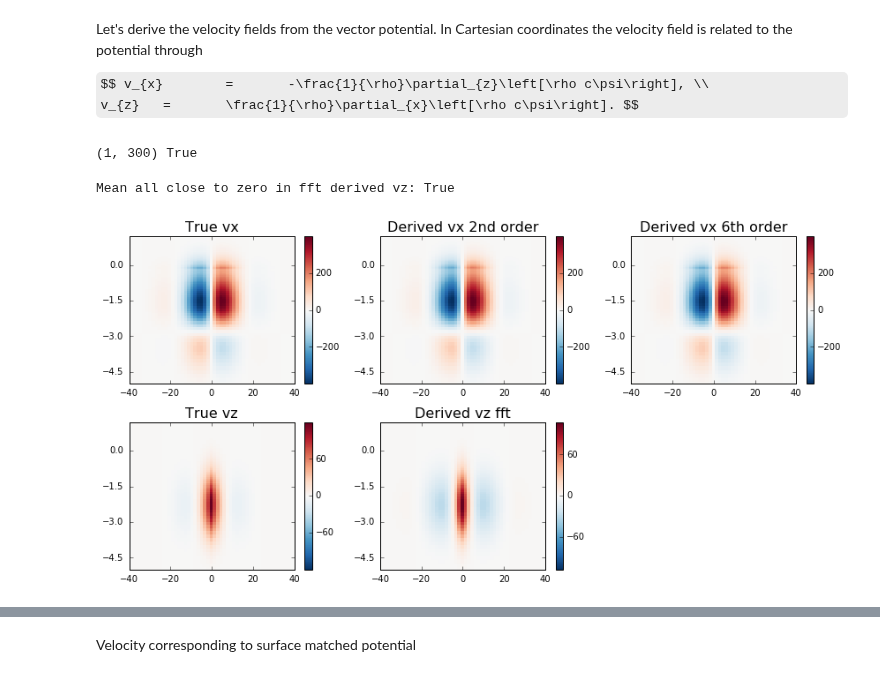
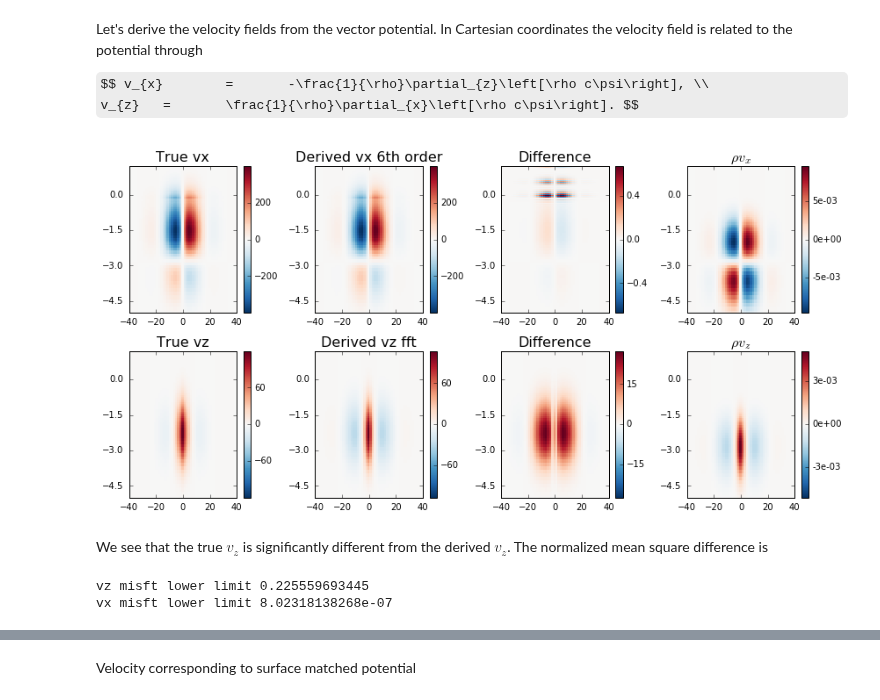
Before and after one commit to jishnub/sparc_flows, a Jupyter notebook: Supergranule.ipynb, the cells around one changed output, grey strips where cells are left out. Cells and saved outputs as stored; diff of their text form; code cells hidden in the pictures; some formulas as TeX source.

```diff
--- a/Supergranule.ipynb
+++ b/Supergranule.ipynb
@@ -48,11 +43,4 @@ Let's derive the velocity fields from the vector potential. In Cartesian coordin
 
 $$ v_{x}	=	-\frac{1}{\rho}\partial_{z}\left[\rho c\psi\right], \\
 v_{z}	=	\frac{1}{\rho}\partial_{x}\left[\rho c\psi\right]. $$
-# %%
-# This cell is to test dbyd2
-dbyd2_z = np.zeros((1,)+z.shape,order='F')
-dbyd2.dbyd2(dbyd2_z,np.asfortranarray(np.atleast_2d(z)),1)
-print dbyd2_z.shape,dbyd2_z.any()
-# %% [output]
-(1, 300) True
 # %%
@@ -68,6 +59,8 @@ import numpy as np
 cimport numpy as np
 import scipy.fftpack
 import read_params
+import scipy.interpolate
+
 Lx = read_params.get_xlength()
 
 cpdef fft_deriv_x(arr):
@@ -92,3 +85,22 @@ cpdef fft_int_x(arr):
         darr[zind]+=az_mean*(x+Lx/2.)
 
     return darr
+
+cpdef spline_int_z(arr):
+    cdef int xind,zind,nx,nz
+    nx = arr.shape[1]
+    nz = arr.shape[0]
+    cdef np.ndarray[np.float64_t, ndim=2] arr_int = np.zeros_like(arr)
+    cdef np.ndarray[np.float64_t,ndim=1] z
+    z = np.loadtxt(read_params.get_solarmodel(),usecols=[0]); z=(z-1.)*695.8
+    cdef float z_lower=z[0]
+    cdef np.ndarray[np.float64_t,ndim=1] arr_x_zlow,z_low
+
+    for xind in xrange(nx):
+        for zind in xrange(5,nz):
+            arr_x_zlow = arr[:zind,xind]
+            z_low = z[:zind]
+            s=scipy.interpolate.UnivariateSpline(z_low,arr_x_zlow)
+            arr_int[zind,xind]=s.integral(z_lower,z[zind])
+
+    return arr_int
@@ -98,26 +107,39 @@ vx_from_psi_2 = -1/rho*ddz_dbyd2(rho*c*true_psi)
 # %%
-vz_from_psi = 1/rho*np.gradient(rho*c*true_psi)[1]/np.gradient(x)
+vx_from_psi_dbyd2 = -1/rho*ddz_dbyd2(rho*c*true_psi)
 vz_from_psi_fft = 1/rho*fft_deriv_x(rho*c*true_psi)
 # %%
-plotc.colorplot(vx,x=x,y=z,xr=[-40,40],yr=[-5,None],centerzero=True,sp=231);
+gl=plotc.gridlist(2,4)
+
+plotc.colorplot(vx_analytical,x=x,y=z,xr=[-40,40],yr=[-5,None],centerzero=True,sp=next(gl));
 plt.title("True vx",fontsize=16)
-plotc.colorplot(vx_from_psi,x=x,y=z,xr=[-40,40],yr=[-5,None],centerzero=True,sp=232);
-plt.title("Derived vx 2nd order",fontsize=16)
-plotc.colorplot(vx_from_psi_2,x=x,y=z,xr=[-40,40],yr=[-5,None],centerzero=True,sp=233);
+plotc.colorplot(vx_from_psi_dbyd2,x=x,y=z,xr=[-40,40],yr=[-5,None],centerzero=True,sp=next(gl));
 plt.title("Derived vx 6th order",fontsize=16)
+plotc.colorplot(vx_analytical-vx_from_psi_dbyd2,x=x,y=z,xr=[-40,40],yr=[-5,None],centerzero=True,sp=next(gl));
+plt.title("Difference",fontsize=16)
+plotc.colorplot(rho*vx_from_psi_dbyd2,x=x,y=z,xr=[-40,40],yr=[-5,None],centerzero=True,sp=next(gl));
+plt.title(r"$\rho v_x$",fontsize=16)
 
-plotc.colorplot(vz,x=x,y=z,xr=[-40,40],yr=[-5,None],centerzero=True,sp=234);
+plotc.colorplot(vz_analytical,x=x,y=z,xr=[-40,40],yr=[-5,None],centerzero=True,sp=next(gl));
 plt.title("True vz",fontsize=16)
-plotc.colorplot(vz_from_psi_fft,x=x,y=z,xr=[-40,40],yr=[-5,None],centerzero=True,sp=235);
+plotc.colorplot(vz_from_psi_fft,x=x,y=z,xr=[-40,40],yr=[-5,None],centerzero=True,sp=next(gl));
 plt.title("Derived vz fft",fontsize=16)
-
-print "Horizontal mean all close to zero in fft derived vz:",np.isclose(np.mean(vz_from_psi_fft,axis=1),0).all()
+plotc.colorplot(vz_analytical-vz_from_psi_fft,x=x,y=z,xr=[-40,40],yr=[-5,None],centerzero=True,sp=next(gl));
+plt.title("Difference",fontsize=16)
+plotc.colorplot(rho*vz_from_psi_fft,x=x,y=z,xr=[-40,40],yr=[-5,None],centerzero=True,sp=next(gl));
+plt.title(r"$\rho v_z$",fontsize=16)
 
 plt.gcf().set_size_inches(12,6);
 plt.tight_layout()
 # %% [output]
-Mean all close to zero in fft derived vz: True
-[figure, old version]
+[figure, new version]
+# %% [markdown]
+We see that the true $v_z$ is significantly different from the derived $v_z$. The normalized mean square difference is
+# %%
+print "vz misft lower limit",np.sum((vz_analytical-vz_from_psi_fft)**2)/np.sum(vz_analytical**2)
+print "vx misft lower limit",np.sum((vx_analytical-vx_from_psi_dbyd2)**2)/np.sum(vx_analytical**2)
+# %% [output]
+vz misft lower limit 0.225559693445
+vx misft lower limit 8.02318138268e-07
 # %% [markdown]
 The vector potential that gives rise to these velocity fields can be computed in polar as well as Cartesian coordinates. The difference is that the vector potential is along $\mathbf{e}_\phi$ in polar and $\mathbf{e}_y$ in Cartesian.
 
```
Also changed, not shown: parts of 21 cells of this notebook.
